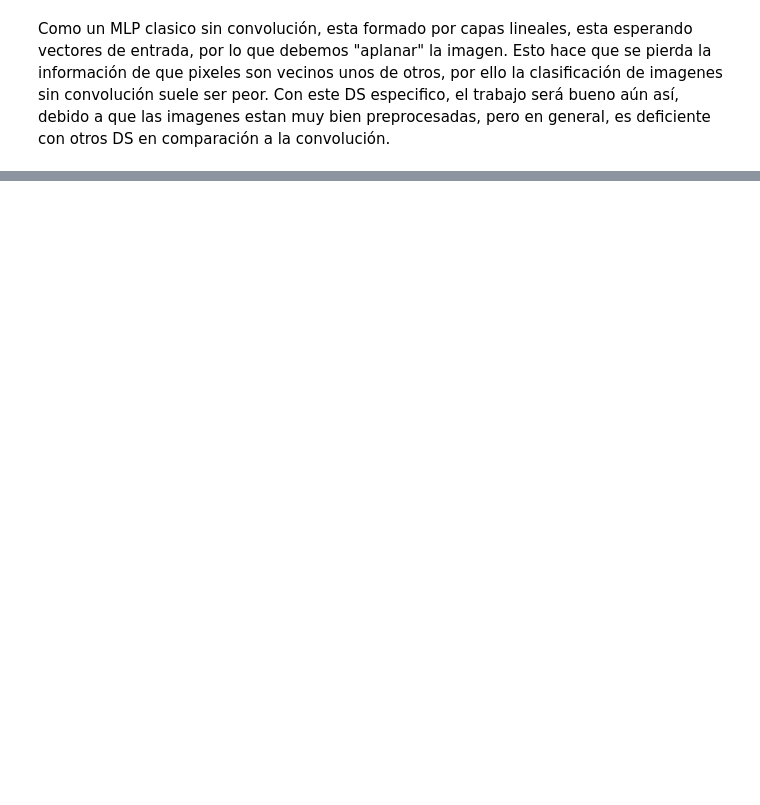
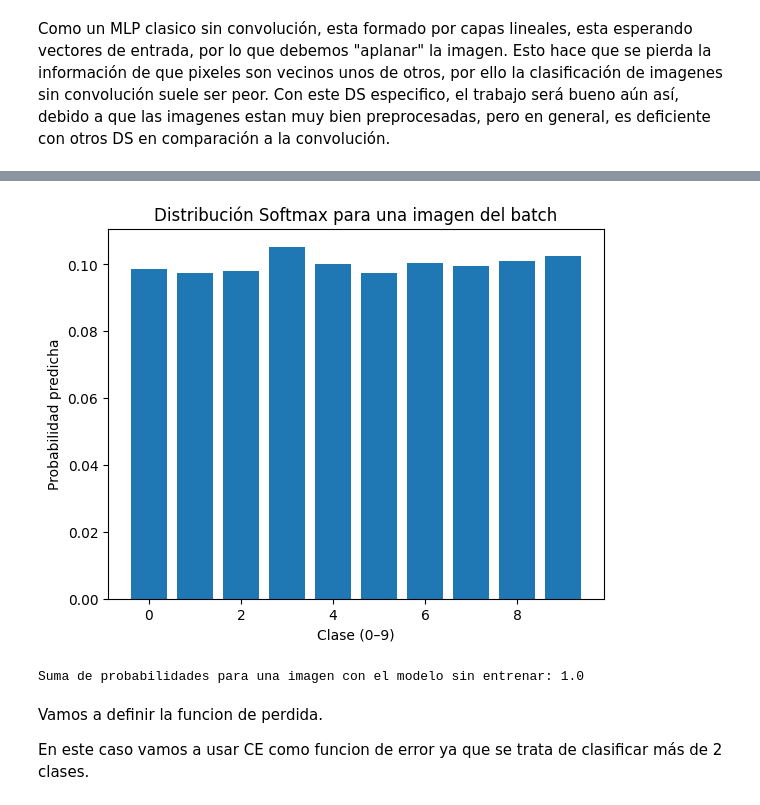
Before and after one commit to dorado-daniel/dl-notebooks, a Jupyter notebook: 2-Convolutional Neural Networks/Non-Conv-Classifcation.ipynb, the cells around one changed output, grey strips where cells are left out. Cells and saved outputs as stored; diff of their text form; code cells hidden in the pictures; blank space fills up the shorter version.

```diff
--- a/2-Convolutional Neural Networks/Non-Conv-Classifcation.ipynb
+++ b/2-Convolutional Neural Networks/Non-Conv-Classifcation.ipynb
@@ -7,7 +7,10 @@ de clasficacion de imagenes con el dataset MNIST sin usar convolucion, solo con
 # Preparamos los datos para el entrenamiento con el dataset MNIST
 import torch
 from torchvision import datasets, transforms
+torch.manual_seed(42)
 
+device = torch.device("cuda" if torch.cuda.is_available() else "cpu")
+print(device)
 # Creamos un transformador para convertir las imágenes en tensores
 transform = transforms.ToTensor()
 
@@ -84,6 +92,7 @@ torch.Size([4, 784])
 # %%
 #Definamos ahora nuestra red.
 import torch.nn as nn
+from torchsummary import summary
 #Primero aplicamos flatten (tambien se puede hacer dentro de la red con un nn.Flatten() como vemos aqui)
 # x = torch.flatten(images, start_dim=1)
 
@@ -98,4 +107,14 @@ mlp = nn.Sequential(
 
     nn.Linear(512, 10), # Una capa de salida lineal con 512 entradas y 10 salidas
     nn.Softmax(dim=1) # Una función de activación softmax para obtener probabilidades
-)
+).to(device) #Usamos el dispositivo que tenemos disponible (CUDA)
+
+summary(mlp, input_size=(1, 28, 28))
+
+
+# Forward sobre un batch de ejemplo
+outputs = mlp(images)
+
+print(outputs.shape)
+assert outputs.shape == (4, 10)
+assert torch.allclose(outputs.sum(dim=1), torch.ones(4, device=outputs.device), atol=1e-6)
@@ -101,0 +139,18 @@ mlp = nn.Sequential(
+# %%
+probs = outputs[0].detach().numpy()
+
+plt.bar(range(10), probs)
+plt.xlabel("Clase (0–9)")
+plt.ylabel("Probabilidad predicha")
+plt.title("Distribución Softmax para una imagen del batch")
+plt.show()
+
+print("Suma de probabilidades para una imagen con el modelo sin entrenar:", probs.sum())
+# %% [output]
+[figure, added]
+Suma de probabilidades para una imagen con el modelo sin entrenar: 1.0
+# %% [markdown]
+Vamos a definir la funcion de perdida.
+
+En este caso vamos a usar CE como funcion de error ya que se trata de clasificar
+más de 2 clases.
```
Also changed, not shown: parts of 7 cells of this notebook, 1 other file.
